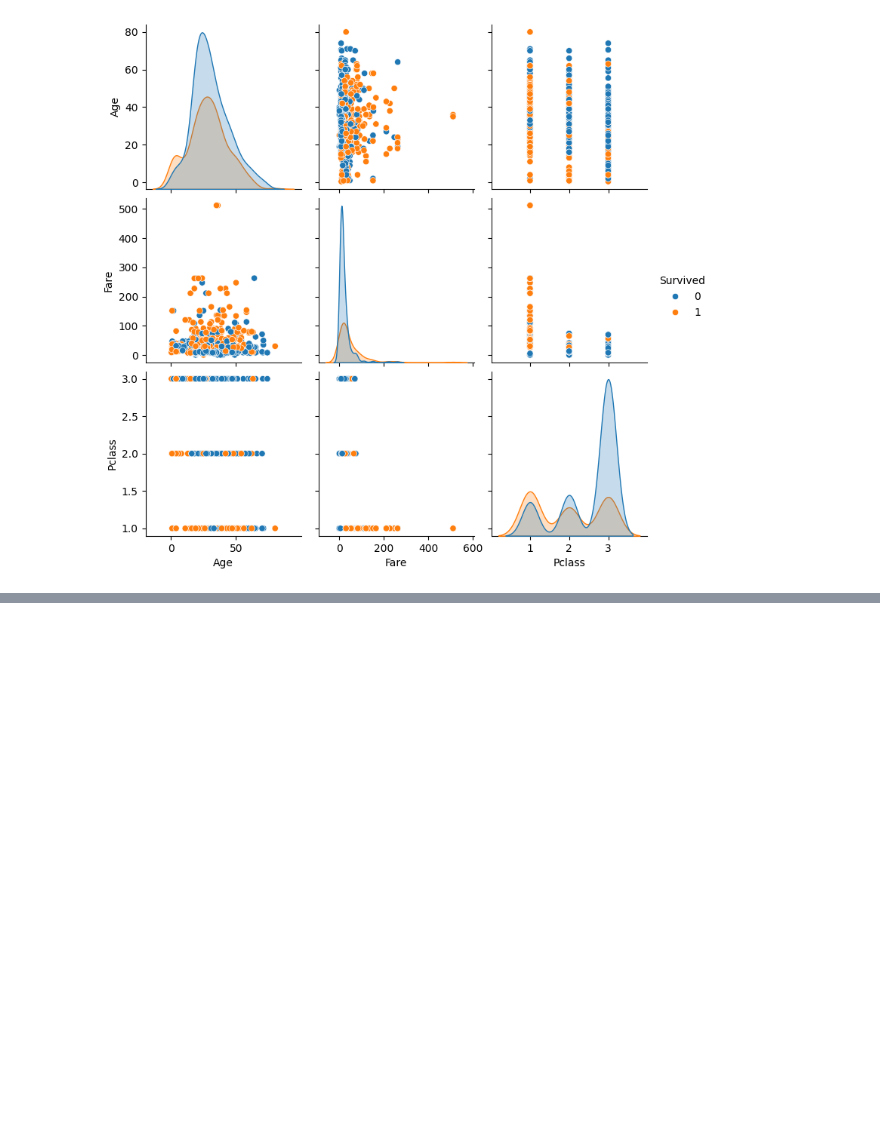
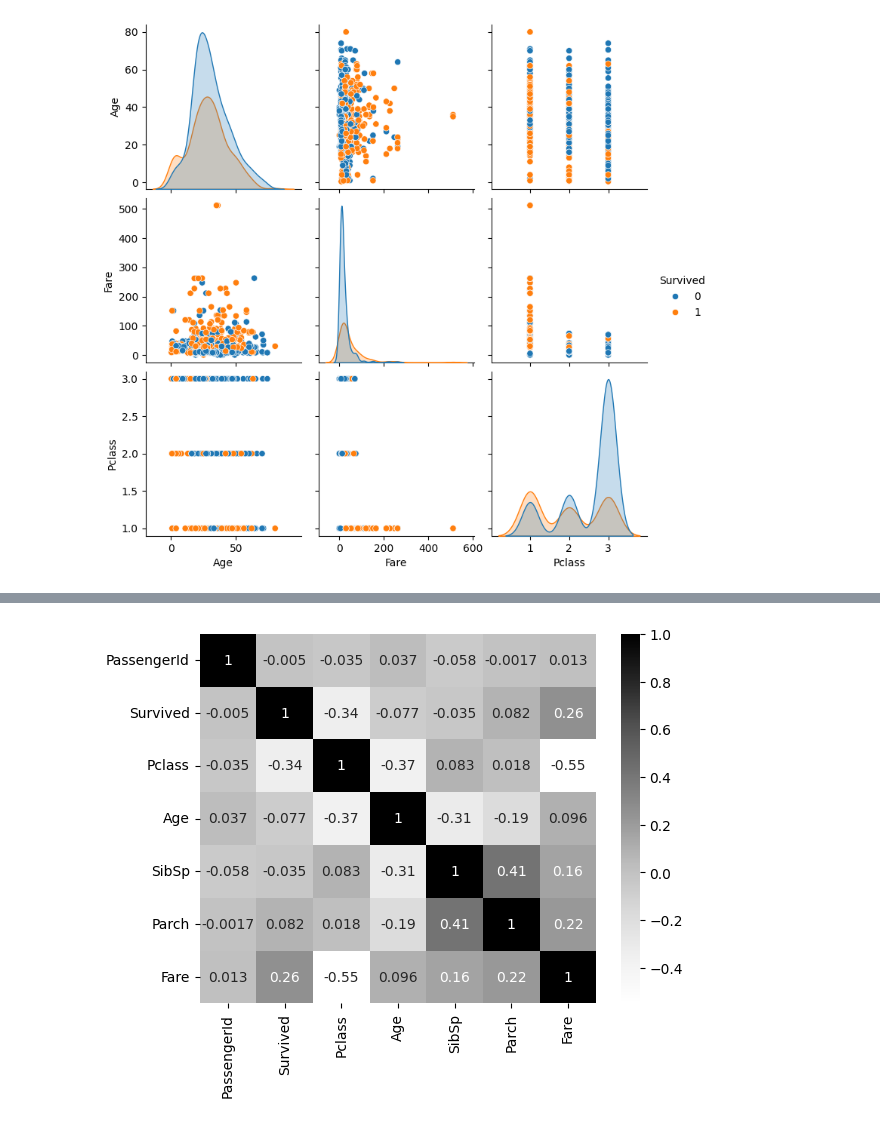
Before and after one commit to mckoh/data-science-mcit-ba-im-2026, a Jupyter notebook: notebooks/02_unsupervised_learning.ipynb, the cells around one changed output, grey strips where cells are left out. Saved outputs shown, nothing was run; the diff lists cells and outputs as text; code cells hidden in the pictures; blank space fills up the shorter version.

```diff
--- a/notebooks/02_unsupervised_learning.ipynb
+++ b/notebooks/02_unsupervised_learning.ipynb
@@ -78,0 +97,9 @@ pairplot(df[["Age", "Fare", "Survived", "Pclass"]], hue="Survived")
+# %%
+heatmap(
+    df.select_dtypes(include="number").corr(),
+    cmap="Greys",
+    annot=True
+)
+plt.savefig("heatmap.png")
+# %% [output]
+[figure, added]
```
Also changed, not shown: parts of 15 cells of this notebook.
